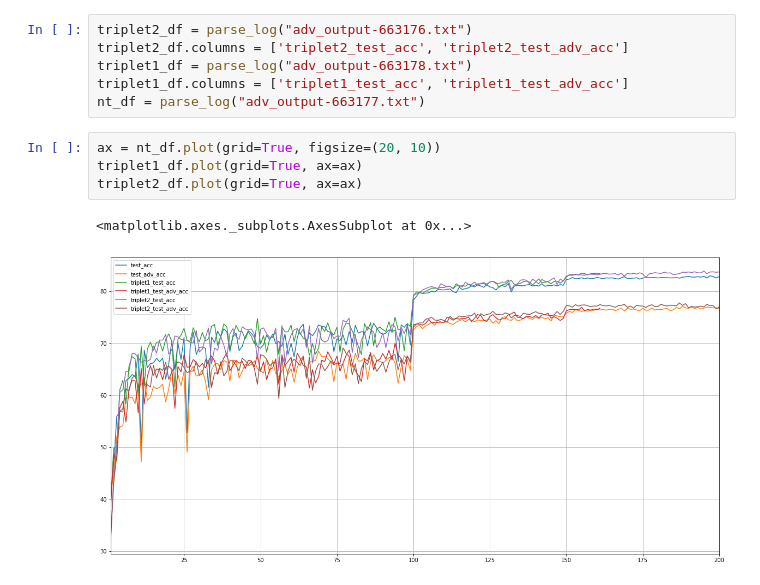
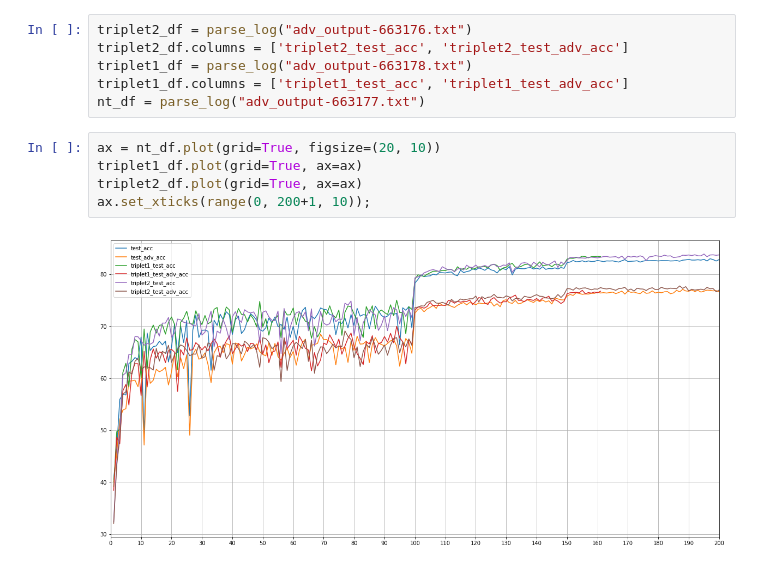
Before and after one commit to shashank3959/CS763-SecurityNPrivacy, a Jupyter notebook: adversarial-training/log_parser/log_parser.ipynb, the cells around one changed output. Drawn from its saved outputs; the diff is of its cells as text.

```diff
--- a/adversarial-training/log_parser/log_parser.ipynb
+++ b/adversarial-training/log_parser/log_parser.ipynb
@@ -29,7 +29,7 @@ nt_df = parse_log("adv_output-663177.txt")
 # %%
 ax = nt_df.plot(grid=True, figsize=(20, 10))
 triplet1_df.plot(grid=True, ax=ax)
 triplet2_df.plot(grid=True, ax=ax)
+ax.set_xticks(range(0, 200+1, 10));
 # %% [output]
-<matplotlib.axes._subplots.AxesSubplot at 0x...>
-[figure, old version]
+[figure, new version]
```
Also changed, not shown: 1 other file.
